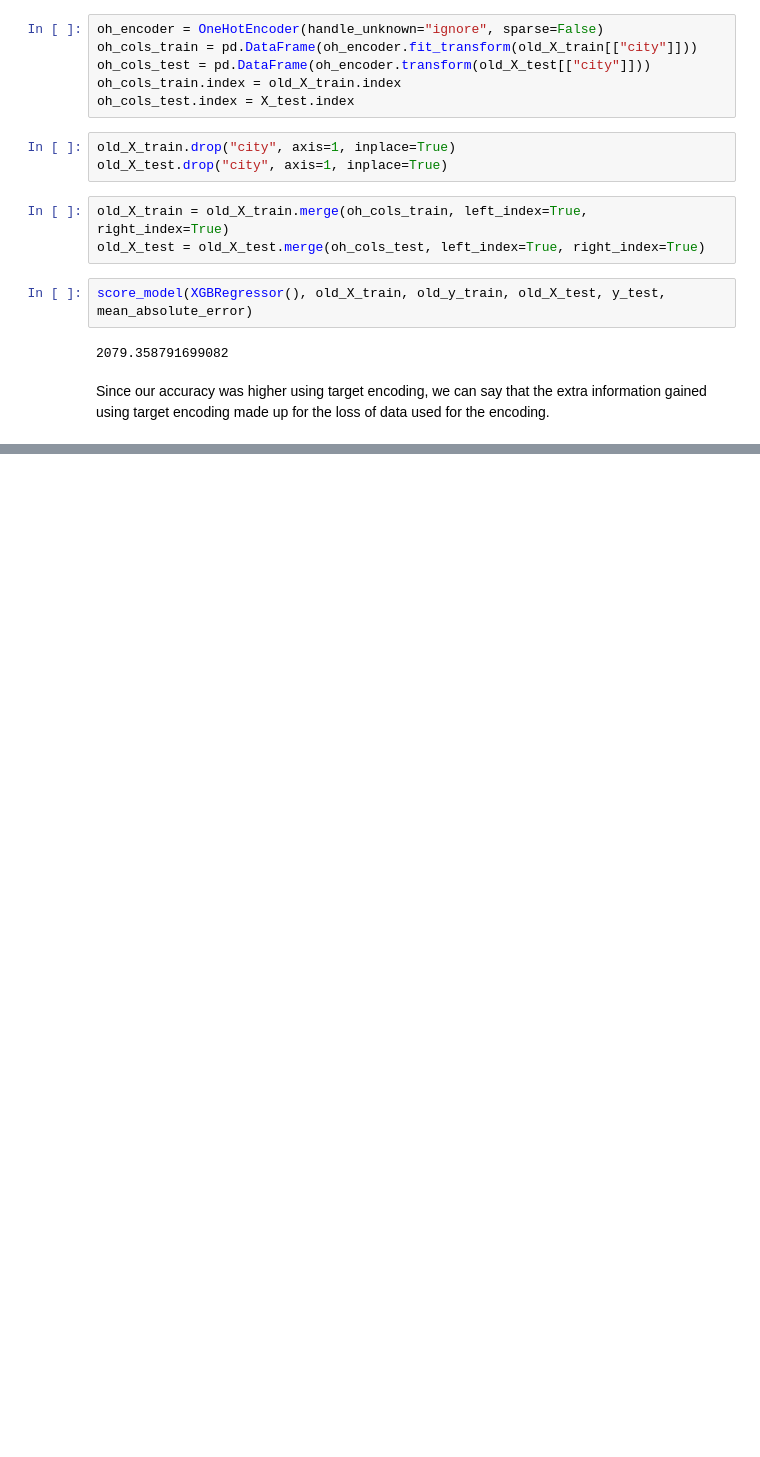
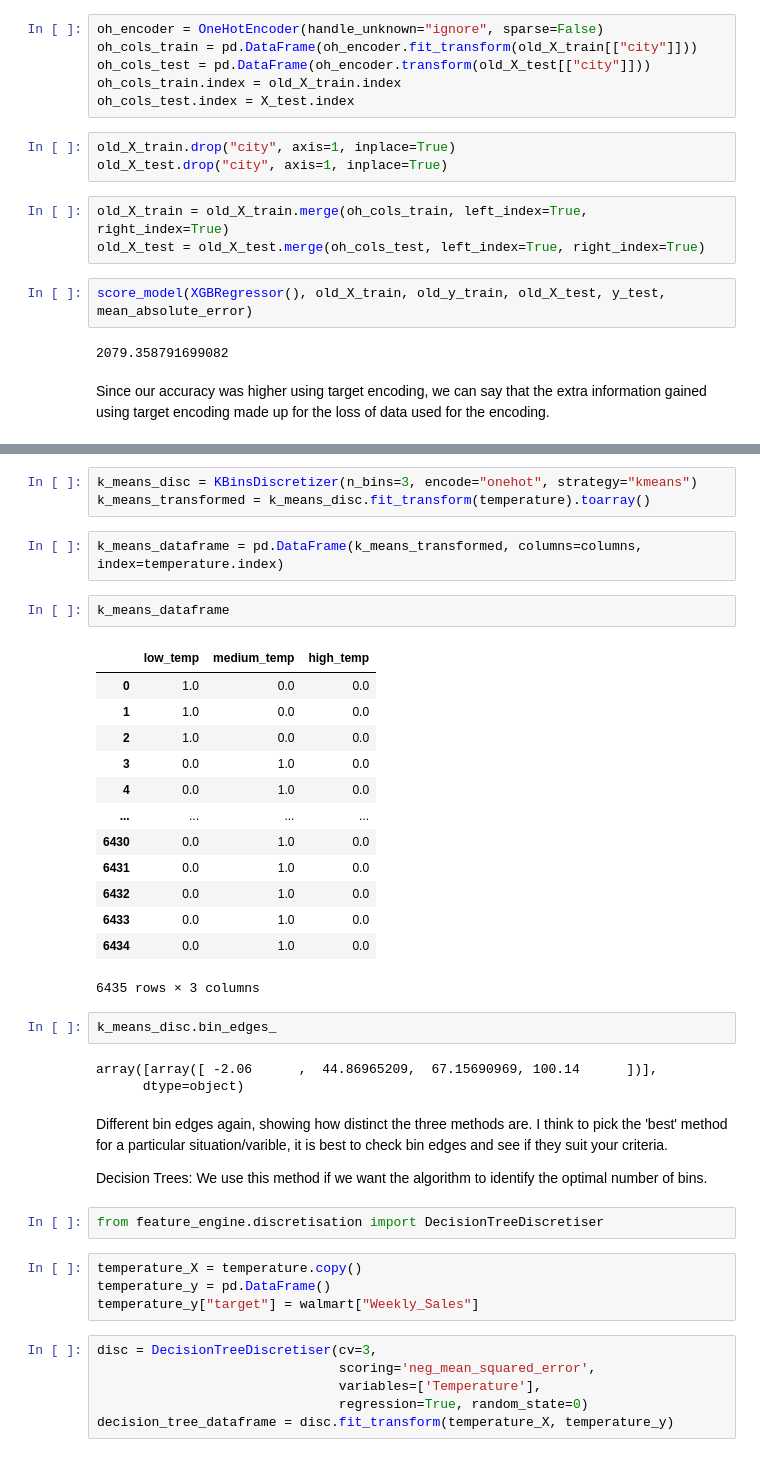
Before and after one commit to karimzakir02/Jupyters, a Jupyter notebook: Feature Engineering Compendium.ipynb, the cells around one changed output, grey strips where cells are left out. Saved outputs shown, nothing was run; the diff lists cells and outputs as text; blank space fills up the shorter version.

```diff
--- a/Feature Engineering Compendium.ipynb
+++ b/Feature Engineering Compendium.ipynb
@@ -438,0 +542,43 @@ Since our accuracy was higher using target encoding, we can say that the extra i
+# %%
+k_means_disc = KBinsDiscretizer(n_bins=3, encode="onehot", strategy="kmeans")
+k_means_transformed = k_means_disc.fit_transform(temperature).toarray()
+# %%
+k_means_dataframe = pd.DataFrame(k_means_transformed, columns=columns, index=temperature.index)
+# %%
+k_means_dataframe
+# %% [output]
+|  | low_temp | medium_temp | high_temp |
+| 0 | 1.0 | 0.0 | 0.0 |
+| 1 | 1.0 | 0.0 | 0.0 |
+| 2 | 1.0 | 0.0 | 0.0 |
+| 3 | 0.0 | 1.0 | 0.0 |
+| 4 | 0.0 | 1.0 | 0.0 |
+| ... | ... | ... | ... |
+| 6430 | 0.0 | 1.0 | 0.0 |
+| 6431 | 0.0 | 1.0 | 0.0 |
+| 6432 | 0.0 | 1.0 | 0.0 |
+| 6433 | 0.0 | 1.0 | 0.0 |
+| 6434 | 0.0 | 1.0 | 0.0 |
+6435 rows × 3 columns
+# %%
+k_means_disc.bin_edges_
+# %% [output]
+array([array([ -2.06      ,  44.86965209,  67.15690969, 100.14      ])],
+      dtype=object)
+# %% [markdown]
+Different bin edges again, showing how distinct the three methods are. I think to pick the 'best' method for a particular situation/varible, it is best to check bin edges and see if they suit your criteria.
+
+Decision Trees:
+We use this method if we want the algorithm to identify the optimal number of bins.
+# %%
+from feature_engine.discretisation import DecisionTreeDiscretiser
+# %%
+temperature_X = temperature.copy()
+temperature_y = pd.DataFrame()
+temperature_y["target"] = walmart["Weekly_Sales"]
+# %%
+disc = DecisionTreeDiscretiser(cv=3,
+                               scoring='neg_mean_squared_error',
+                               variables=['Temperature'],
+                               regression=True, random_state=0)
+decision_tree_dataframe = disc.fit_transform(temperature_X, temperature_y)
```
Also changed, not shown: parts of 19 cells of this notebook.
